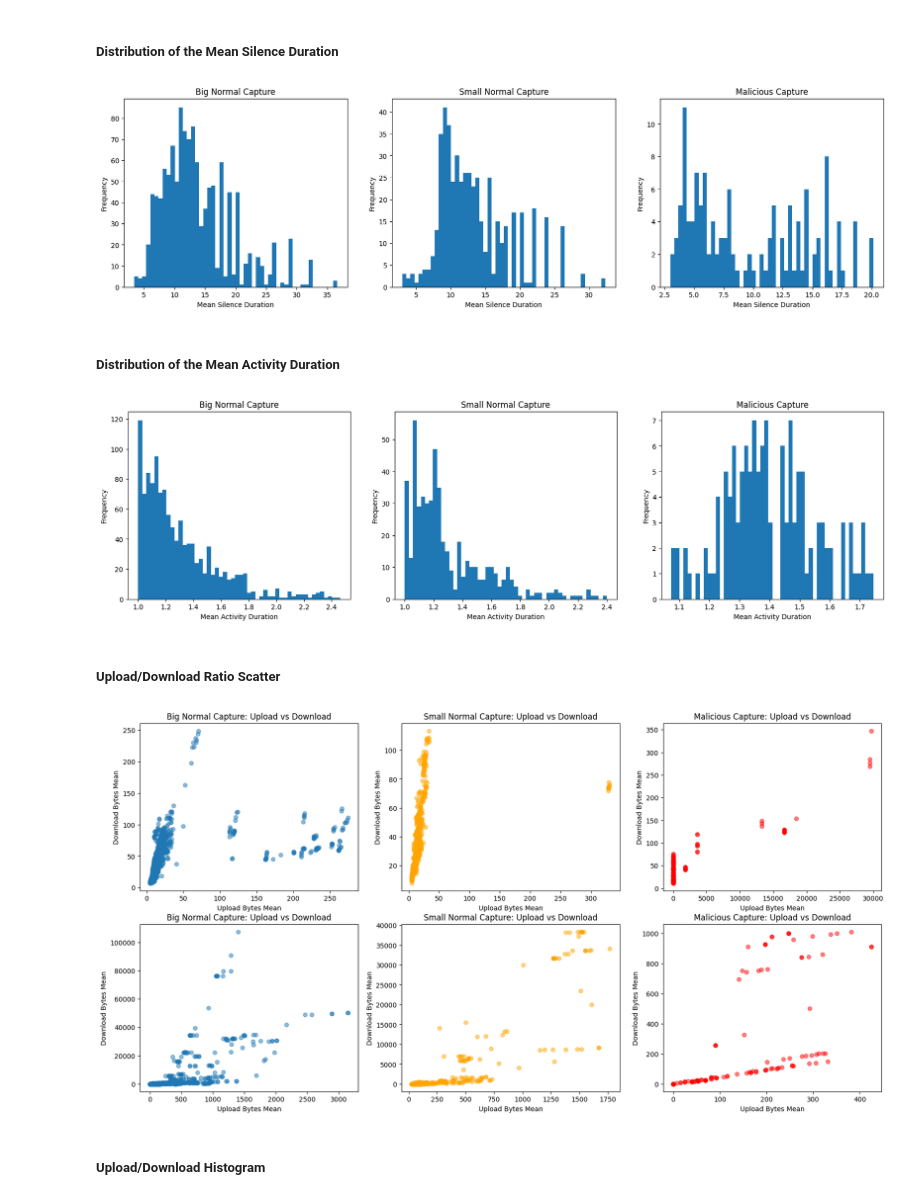
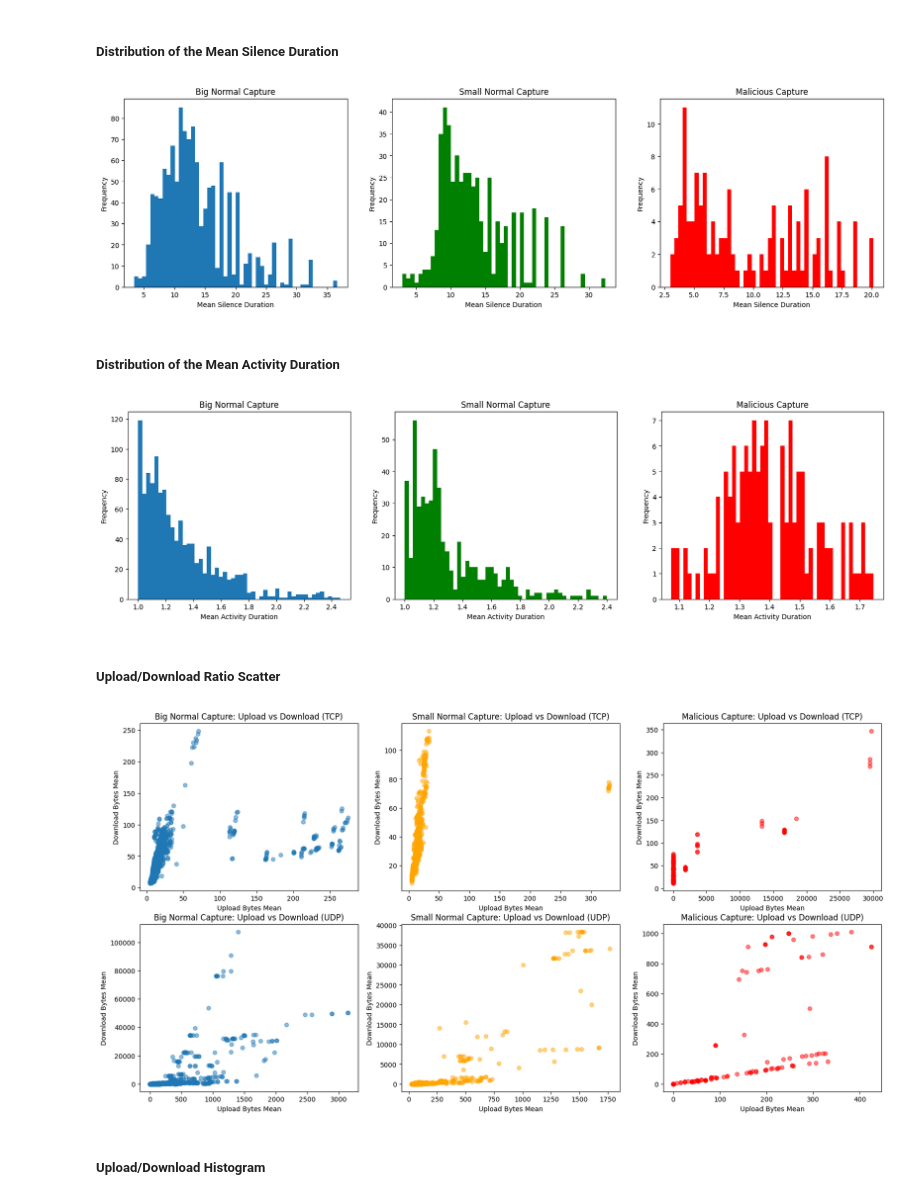
Before and after one commit to NiMouh/discord_exfiltration, a Jupyter notebook: src/modeling.ipynb, the cells around one changed output. Drawn from its saved outputs; the diff is of its cells as text; code cells hidden in the pictures.

```diff
--- a/src/modeling.ipynb
+++ b/src/modeling.ipynb
@@ -14,7 +17,7 @@ from tensorflow.keras.layers import Input, Dense
 #### Dataset import and cleaning
 # %%
 # Read the CSV file (remove the index column)
-discord_normal_observation_dataset = pd.read_csv('features/alex_sample_features_m3_w[300]_s30.csv', delimiter=',')
+discord_normal_observation_dataset = pd.read_csv('features/alex_sample2_features_m3_w[300]_s30.csv', delimiter=',')
 
 # Display the first few rows of the dataframe
 print("Big Normal Shape: ",discord_normal_observation_dataset.shape)
@@ -31,5 +34,5 @@ Big Normal Shape:  (1207, 23)
 # %%
-discord_small_normal_observation_dataset = pd.read_csv('features/alex_small_sample_features_m3_w[300]_s30.csv', delimiter=',')
+discord_small_normal_observation_dataset = pd.read_csv('features/alex_sample_features_m3_w[300]_s30.csv', delimiter=',')
 
 print("Small Normal Shape: ",discord_small_normal_observation_dataset.shape)
 discord_small_normal_observation_dataset.head()
@@ -45,5 +48,5 @@ Small Normal Shape:  (510, 23)
 # %%
-discord_malicious_observation_dataset = pd.read_csv('features/ana_sample3_features_m3_w[300]_s30.csv', delimiter=',')
+discord_malicious_observation_dataset = pd.read_csv('features/ana_sample2_features_m3_w[300]_s30.csv', delimiter=',')
 
 print("Malicious Shape: ",discord_malicious_observation_dataset.shape)
 discord_malicious_observation_dataset.head()
@@ -90,40 +93,40 @@ plt.title('Big Normal Capture')
 plt.xlabel('Mean Silence Duration')
 plt.ylabel('Frequency')
 plt.subplot(1, 3, 2)
-plt.hist(discord_small_normal_observation_dataset['mean_silence_duration'], bins=50)
+plt.hist(discord_small_normal_observation_dataset['mean_silence_duration'], bins=50, color='green')
 plt.title('Small Normal Capture')
 plt.xlabel('Mean Silence Duration')
 plt.ylabel('Frequency')
 plt.subplot(1, 3, 3)
-plt.hist(discord_malicious_observation_dataset['mean_silence_duration'], bins=50)
+plt.hist(discord_malicious_observation_dataset['mean_silence_duration'], bins=50, color='red')
 plt.title('Malicious Capture')
 plt.xlabel('Mean Silence Duration')
 plt.ylabel('Frequency')
 plt.show()
 # %% [output]
-[figure, old version]
+[figure, new version]
 # %% [markdown]
 ##### Distribution of the Mean Activity Duration
 # %%
 plt.figure(figsize=(20, 5))
 plt.subplot(1, 3, 1)
 plt.hist(discord_normal_observation_dataset['mean_activity_duration'], bins=50)
 plt.title('Big Normal Capture')
 plt.xlabel('Mean Activity Duration')
 plt.ylabel('Frequency')
 plt.subplot(1, 3, 2)
-plt.hist(discord_small_normal_observation_dataset['mean_activity_duration'], bins=50)
+plt.hist(discord_small_normal_observation_dataset['mean_activity_duration'], bins=50, color='green')
 plt.title('Small Normal Capture')
 plt.xlabel('Mean Activity Duration')
 plt.ylabel('Frequency')
 plt.subplot(1, 3, 3)
-plt.hist(discord_malicious_observation_dataset['mean_activity_duration'], bins=50)
+plt.hist(discord_malicious_observation_dataset['mean_activity_duration'], bins=50, color='red')
 plt.title('Malicious Capture')
 plt.xlabel('Mean Activity Duration')
 plt.ylabel('Frequency')
 plt.show()
 # %% [output]
-[figure, old version]
+[figure, new version]
 # %% [markdown]
 ##### Upload/Download Ratio Scatter
 # %%
@@ -133,21 +136,21 @@ plt.figure(figsize=(20, 10))
 plt.subplot(2, 3, 1)
 plt.scatter(discord_normal_observation_dataset['tcp_upload_bytes_mean'],
             discord_normal_observation_dataset['tcp_download_bytes_mean'], alpha=0.5)
-plt.title('Big Normal Capture: Upload vs Download')
+plt.title('Big Normal Capture: Upload vs Download (TCP)')
 plt.xlabel('Upload Bytes Mean')
 plt.ylabel('Download Bytes Mean')
 
 plt.subplot(2, 3, 2)
 plt.scatter(discord_small_normal_observation_dataset['tcp_upload_bytes_mean'],
             discord_small_normal_observation_dataset['tcp_download_bytes_mean'], alpha=0.5, color='orange')
-plt.title('Small Normal Capture: Upload vs Download')
+plt.title('Small Normal Capture: Upload vs Download (TCP)')
 plt.xlabel('Upload Bytes Mean')
 plt.ylabel('Download Bytes Mean')
 
 plt.subplot(2, 3, 3)
 plt.scatter(discord_malicious_observation_dataset['tcp_upload_bytes_mean'],
             discord_malicious_observation_dataset['tcp_download_bytes_mean'], alpha=0.5, color='red')
-plt.title('Malicious Capture: Upload vs Download')
+plt.title('Malicious Capture: Upload vs Download (TCP)')
 plt.xlabel('Upload Bytes Mean')
 plt.ylabel('Download Bytes Mean')
 
@@ -156,27 +159,27 @@ plt.ylabel('Download Bytes Mean')
 plt.subplot(2, 3, 4)
 plt.scatter(discord_normal_observation_dataset['udp_upload_bytes_mean'],
             discord_normal_observation_dataset['udp_download_bytes_mean'], alpha=0.5)
-plt.title('Big Normal Capture: Upload vs Download')
+plt.title('Big Normal Capture: Upload vs Download (UDP)')
 plt.xlabel('Upload Bytes Mean')
 plt.ylabel('Download Bytes Mean')
 
 plt.subplot(2, 3, 5)
 plt.scatter(discord_small_normal_observation_dataset['udp_upload_bytes_mean'],
             discord_small_normal_observation_dataset['udp_download_bytes_mean'], alpha=0.5, color='orange')
-plt.title('Small Normal Capture: Upload vs Download')
+plt.title('Small Normal Capture: Upload vs Download (UDP)')
 plt.xlabel('Upload Bytes Mean')
 plt.ylabel('Download Bytes Mean')
 
 plt.subplot(2, 3, 6)
 plt.scatter(discord_malicious_observation_dataset['udp_upload_bytes_mean'],
             discord_malicious_observation_dataset['udp_download_bytes_mean'], alpha=0.5, color='red')
-plt.title('Malicious Capture: Upload vs Download')
+plt.title('Malicious Capture: Upload vs Download (UDP)')
 plt.xlabel('Upload Bytes Mean')
 plt.ylabel('Download Bytes Mean')
 
 plt.show()
 # %% [output]
-[figure, old version]
+[figure, new version]
 # %% [markdown]
 ##### Upload/Download Histogram
 # %%
```
Also changed, not shown: parts of 20 cells of this notebook, 2 other files.
